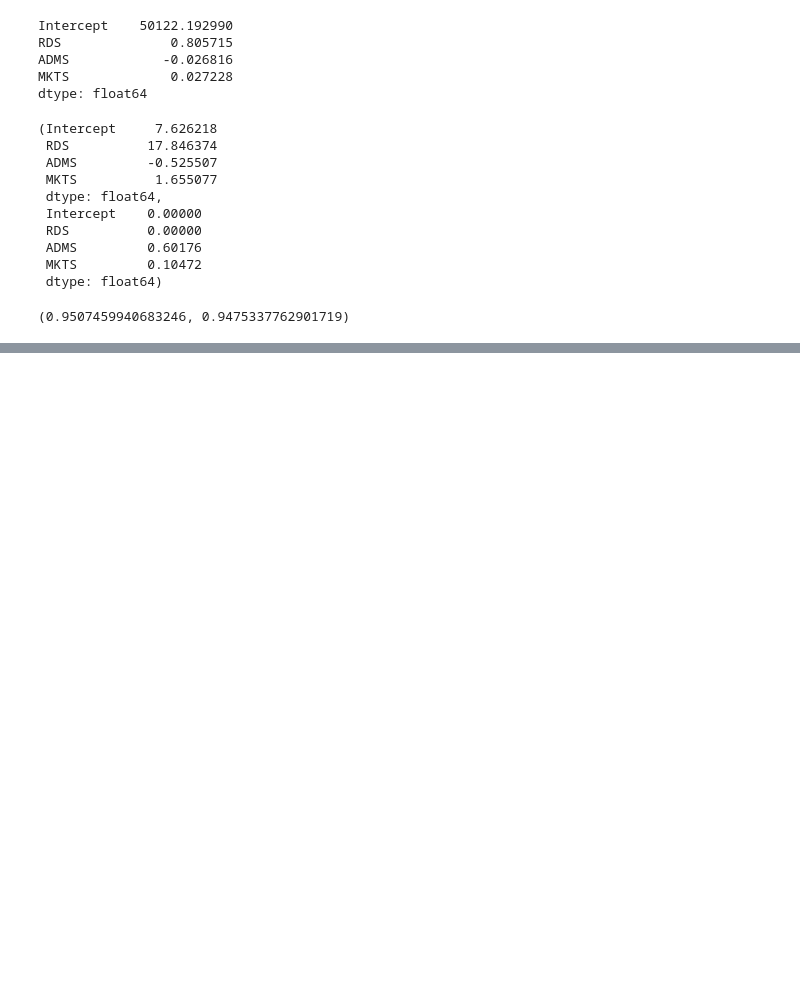
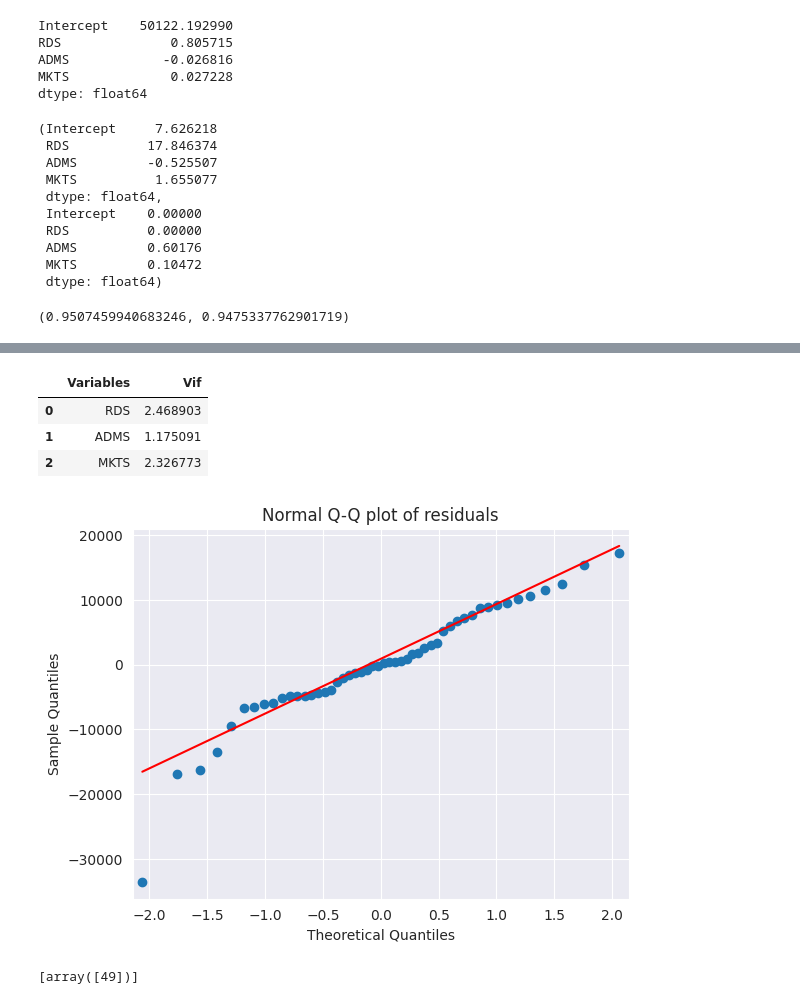
Before and after one commit to sinku29/Data-Science-Assignment, a Jupyter notebook: MLR_startup.ipynb, the cells around one changed output, grey strips where cells are left out. Saved outputs shown, nothing was run; the diff lists cells and outputs as text; code cells hidden in the pictures; blank space fills up the shorter version.

```diff
--- a/MLR_startup.ipynb
+++ b/MLR_startup.ipynb
@@ -127,0 +161,22 @@ model.rsquared , model.rsquared_adj  # Model accuracy is 94.75%
+# %%
+# 1) Collinearity Problem Check
+# Calculate VIF = 1/(1-Rsquare) for all independent variables
+
+rsq_r=smf.ols("RDS~ADMS+MKTS",data=data1).fit().rsquared
+vif_r=1/(1-rsq_r)
+
+rsq_a=smf.ols("ADMS~RDS+MKTS",data=data1).fit().rsquared
+vif_a=1/(1-rsq_a)
+
+rsq_m=smf.ols("MKTS~RDS+ADMS",data=data1).fit().rsquared
+vif_m=1/(1-rsq_m)
+
+# Putting the values in Dataframe format
+d1={'Variables':['RDS','ADMS','MKTS'],'Vif':[vif_r,vif_a,vif_m]}
+Vif_df=pd.DataFrame(d1)
+Vif_df
+# %% [output]
+|  | Variables | Vif |
+| 0 | RDS | 2.468903 |
+| 1 | ADMS | 1.175091 |
+| 2 | MKTS | 2.326773 |
@@ -127,0 +185,13 @@ model.rsquared , model.rsquared_adj  # Model accuracy is 94.75%
+# %%
+# 2) Residual Analysis
+# Test for Normality of Residuals (Q-Q Plot) using residual model (model.resid)
+
+sm.qqplot(model.resid,line='q')
+plt.title("Normal Q-Q plot of residuals")
+plt.show()
+# %% [output]
+[figure, added]
+# %%
+list(np.where(model.resid<-30000))
+# %% [output]
+[array([49])]
```
Also changed, not shown: parts of 5 cells of this notebook.
